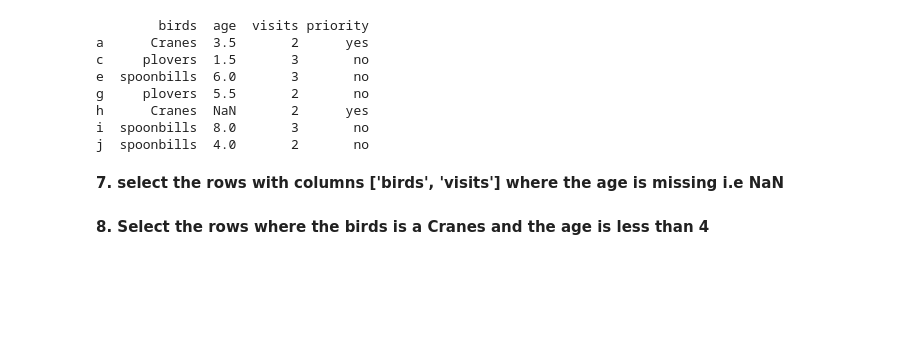
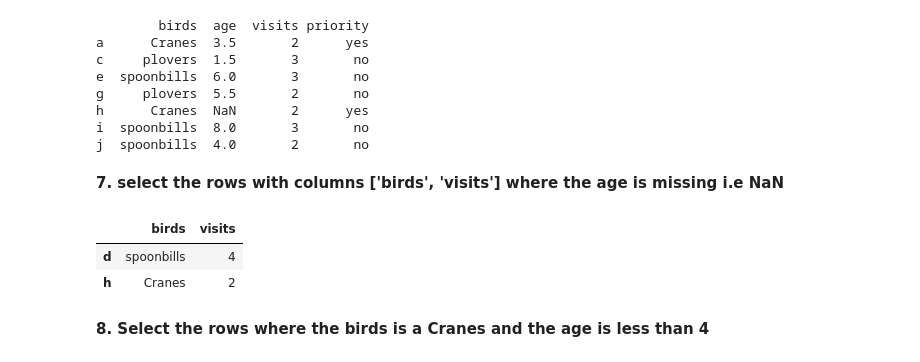
Before and after one commit to firdous-sultana/AppliedAIAssignment, a Jupyter notebook: pandas_basics_practice.ipynb, the cells around one changed output. Drawn from its saved outputs; the diff is of its cells as text; code cells hidden in the pictures; blank space fills up the shorter version.

```diff
--- a/pandas_basics_practice.ipynb
+++ b/pandas_basics_practice.ipynb
@@ -92,8 +99,16 @@ j  spoonbills  4.0       2       no
 # %%
 # ab = data.loc[data['age'].isnull()]
 # ab
 # options =  ['birds', 'visits']
 # print(data.loc[data['age'].isnull().isin(options)])
+
+rows = data['age'].isnull()
+#data[['birds','visits']][rows]  # this is also correct
+data[['birds','visits']].loc[rows]
+# %% [output]
+|  | birds | visits |
+| d | spoonbills | 4 |
+| h | Cranes | 2 |
 # %% [markdown]
 **8. Select the rows where the birds is a Cranes and the age is less than 4**
 # %%
```
Also changed, not shown: parts of 4 cells of this notebook.
